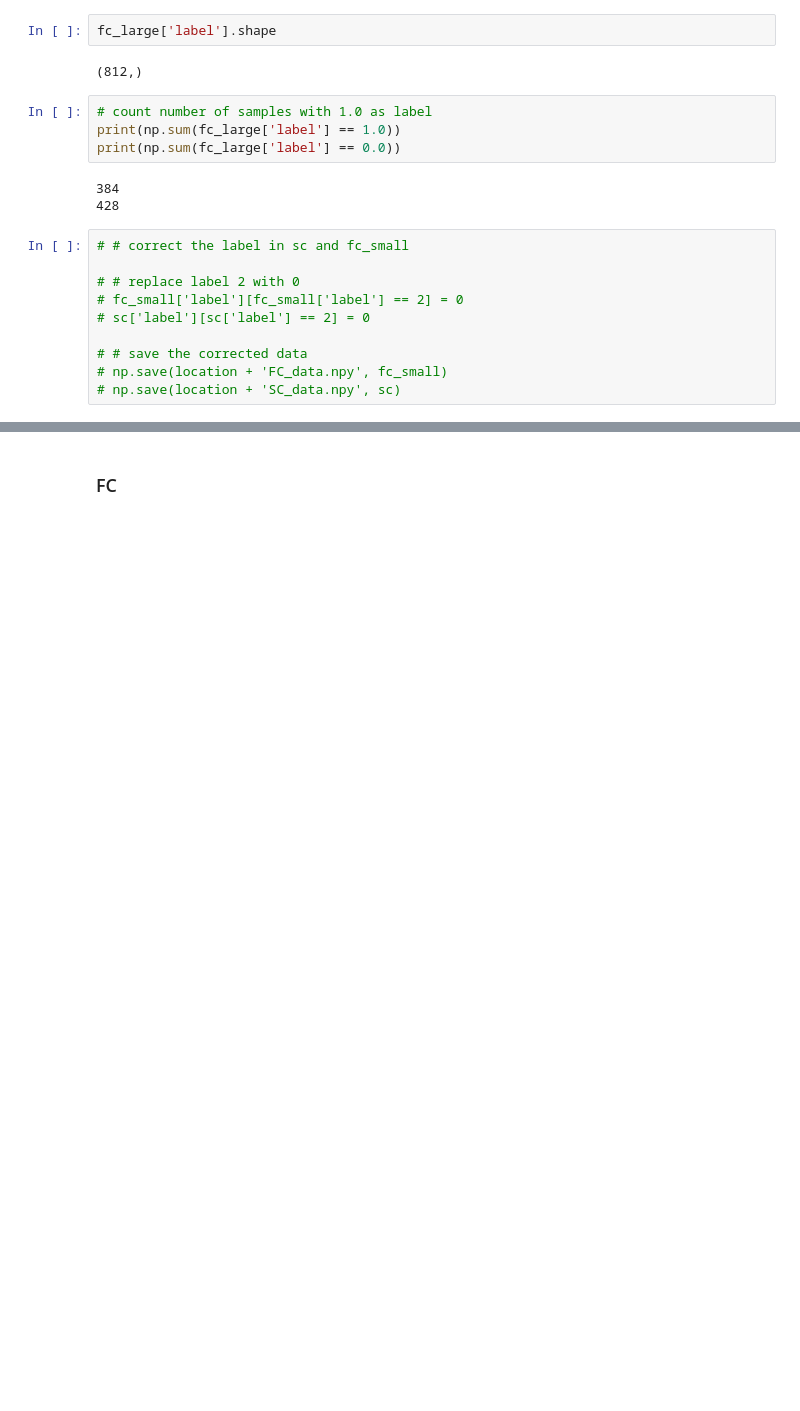
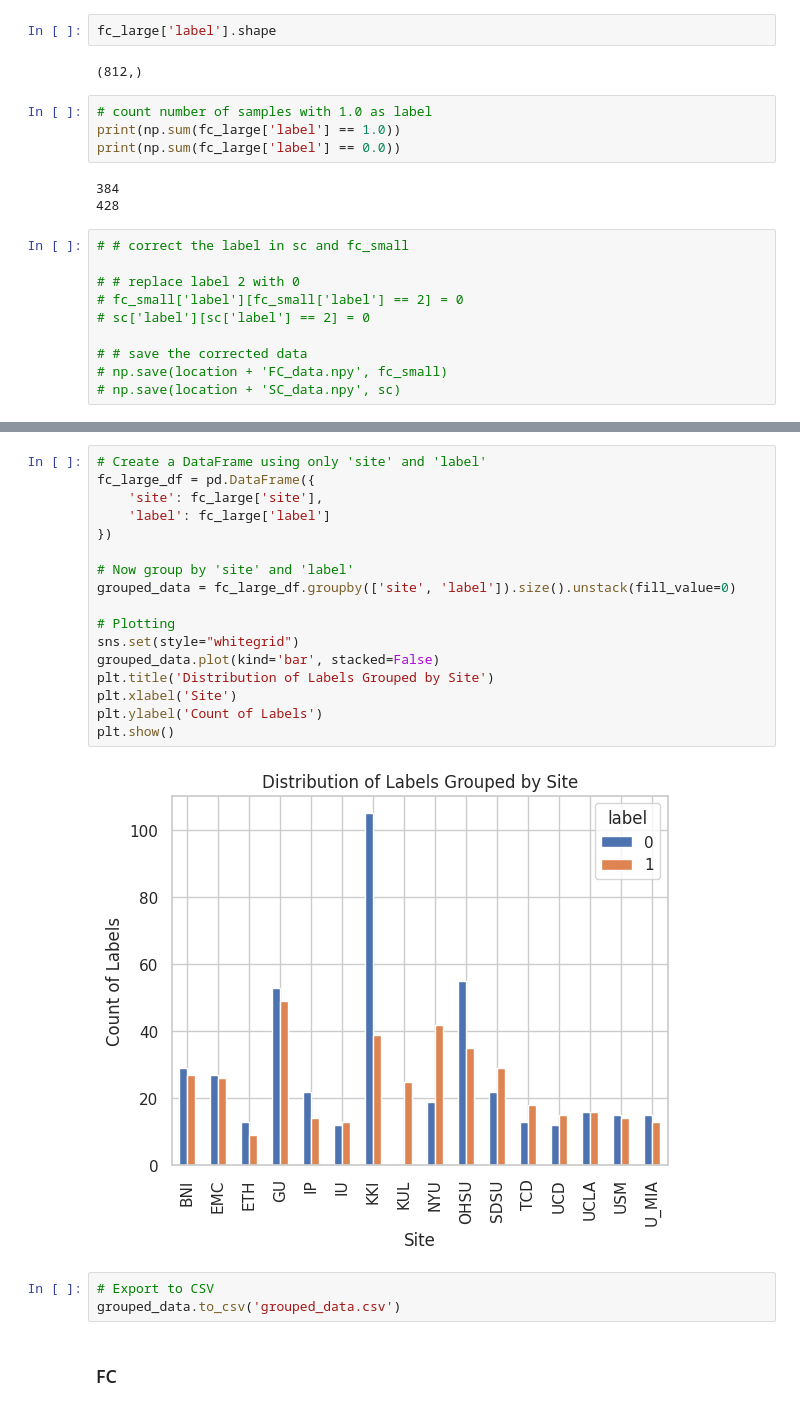
Before and after one commit to mehular0ra/asd_graph, a Jupyter notebook: Notebooks/EDA.ipynb, the cells around one changed output, grey strips where cells are left out. Saved outputs shown, nothing was run; the diff lists cells and outputs as text; blank space fills up the shorter version.

```diff
--- a/Notebooks/EDA.ipynb
+++ b/Notebooks/EDA.ipynb
@@ -33,3 +81,25 @@ print(np.sum(fc_large['label'] == 0.0))
+# %%
+# Create a DataFrame using only 'site' and 'label'
+fc_large_df = pd.DataFrame({
+    'site': fc_large['site'],
+    'label': fc_large['label']
+})
+
+# Now group by 'site' and 'label'
+grouped_data = fc_large_df.groupby(['site', 'label']).size().unstack(fill_value=0)
+
+# Plotting
+sns.set(style="whitegrid")
+grouped_data.plot(kind='bar', stacked=False)
+plt.title('Distribution of Labels Grouped by Site')
+plt.xlabel('Site')
+plt.ylabel('Count of Labels')
+plt.show()
+# %% [output]
+[figure, added]
+# %%
+# Export to CSV
+grouped_data.to_csv('grouped_data.csv')
 # %% [markdown]
 ### FC
 # %%
```
Also changed, not shown: parts of 8 cells of this notebook, 10 other files.
